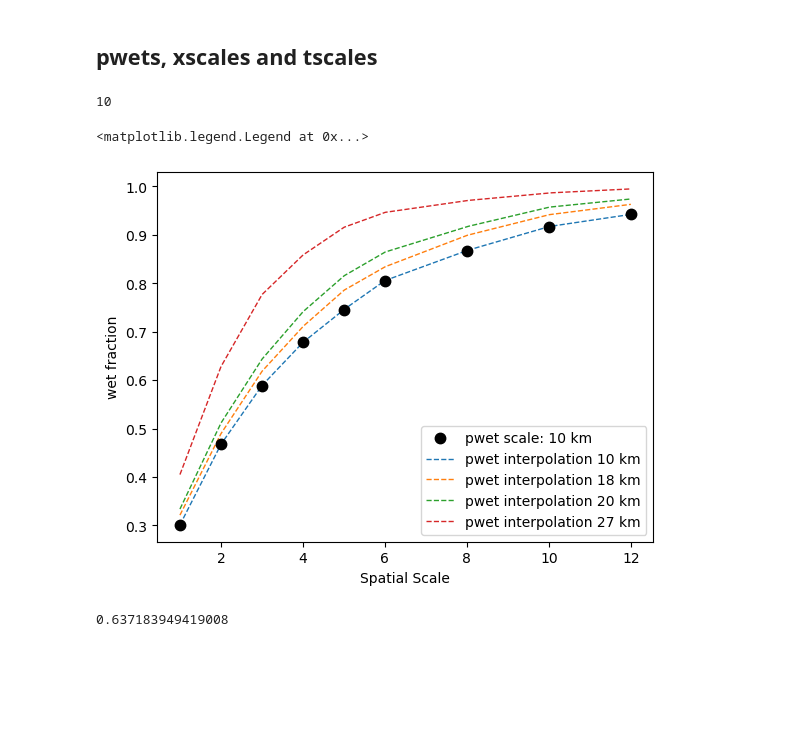
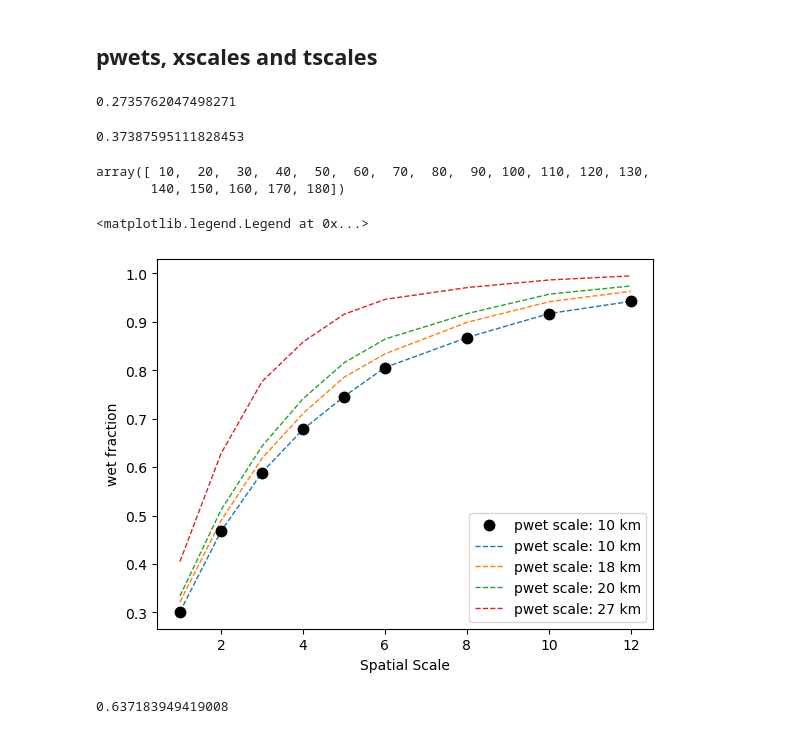
Before and after one commit to mhacarthur/downpy, a Jupyter notebook: codes/test_corr_gamma.ipynb, the cells around one changed output. Drawn from its saved outputs; the diff is of its cells as text; code cells hidden in the pictures; blank space fills up the shorter version.

```diff
--- a/codes/test_corr_gamma.ipynb
+++ b/codes/test_corr_gamma.ipynb
@@ -358,6 +476,14 @@ for it, st in enumerate(tscales):
             c1[3] = wetfrac(datamat[-sx:, :sx, :].mean(dim=('lat', 'lon'),
                             skipna=False).dropna(dim='time', how='any'),thresh)
             pwets[it, ix] = np.mean(c1)
+# %%
+wetfrac(xrs0[5,5,:].data,thresh)
+# %% [output]
+0.2735762047498271
+# %%
+wetfrac((xrs0[5,5,:].data+xrs0[4,5,:].data+xrs0[5,4,:].data+xrs0[4,4,:].data),thresh)
+# %% [output]
+0.37387595111828453
 # %%
 xscales_km = xscales*L1
 ntscales = np.size(tscales)
@@ -376,27 +502,28 @@ myU = np.zeros(ninterp)   # initialize linear slope
 myX0 = np.zeros(ninterp)  # initialize linear intercept
 myindices = np.zeros((ninterp, nxscales), dtype = int)
 # tvec =  np.zeros((ninterp, nxscales))
-# %%
-L1
-# %% [output]
-10
+# %%
+xscales_km
+# %% [output]
+array([ 10,  20,  30,  40,  50,  60,  70,  80,  90, 100, 110, 120, 130,
+       140, 150, 160, 170, 180])
 # %%
 col_2 = 0
 
 plt.plot(tscales, pwets[:, col_2], '.k', markersize=15, linewidth=3, label=f'pwet scale: {xscales_km[col_2]} km',zorder = 10)
 
-plt.plot(tscales_int, pwmat_int[:, col_2], '--', linewidth=1, label=f'pwet interpolation {xscales_km[col_2]} km')
-plt.plot(tscales_int, pwmat_int[:, col_2+8], '--', linewidth=1, label=f'pwet interpolation {xscales_km[col_2]+8} km')
-plt.plot(tscales_int, pwmat_int[:, col_2+10], '--', linewidth=1, label=f'pwet interpolation {xscales_km[col_2]+10} km')
-plt.plot(tscales_int, pwmat_int[:, col_2+17], '--', linewidth=1, label=f'pwet interpolation {xscales_km[col_2]+17} km')
+plt.plot(tscales_int, pwmat_int[:, col_2], '--', linewidth=1, label=f'pwet scale: {xscales_km[col_2]} km')
+plt.plot(tscales_int, pwmat_int[:, col_2+8], '--', linewidth=1, label=f'pwet scale: {xscales_km[col_2]+8} km')
+plt.plot(tscales_int, pwmat_int[:, col_2+10], '--', linewidth=1, label=f'pwet scale: {xscales_km[col_2]+10} km')
+plt.plot(tscales_int, pwmat_int[:, col_2+17], '--', linewidth=1, label=f'pwet scale: {xscales_km[col_2]+17} km')
 
 plt.xlabel('Spatial Scale')
 plt.ylabel('wet fraction')
 
 plt.legend()
 # %% [output]
 <matplotlib.legend.Legend at 0x...>
-[figure, old version]
+[figure, new version]
 # %%
 for ii in range(ninterp):
     Tvec = np.zeros(nxscales)
```
Also changed, not shown: parts of 6 cells of this notebook, 1 other file.
